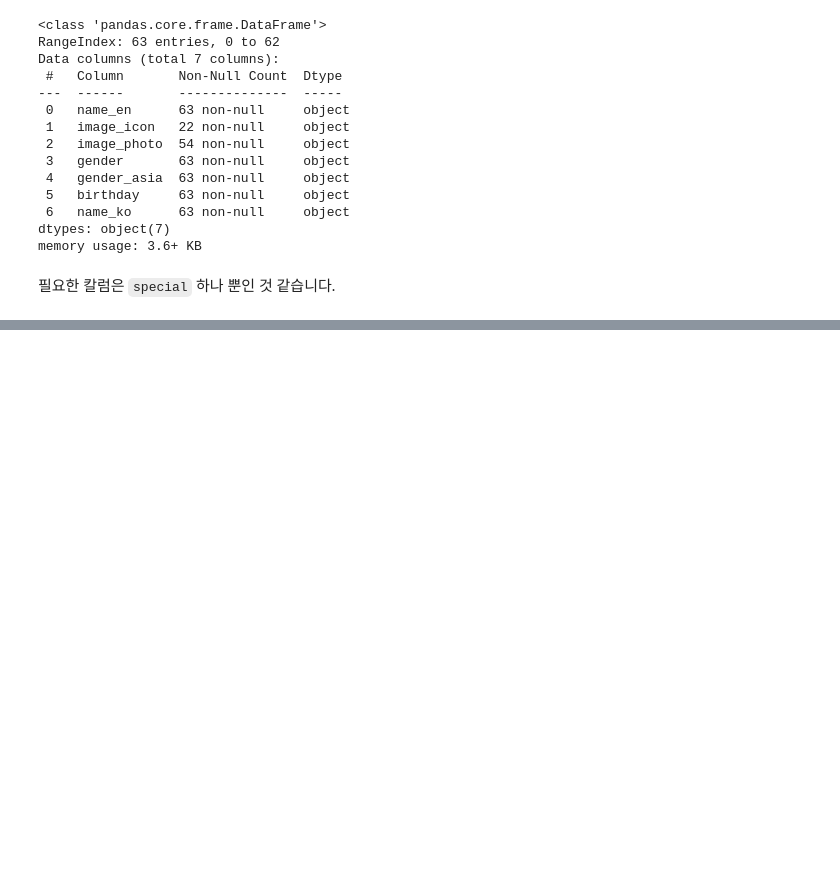
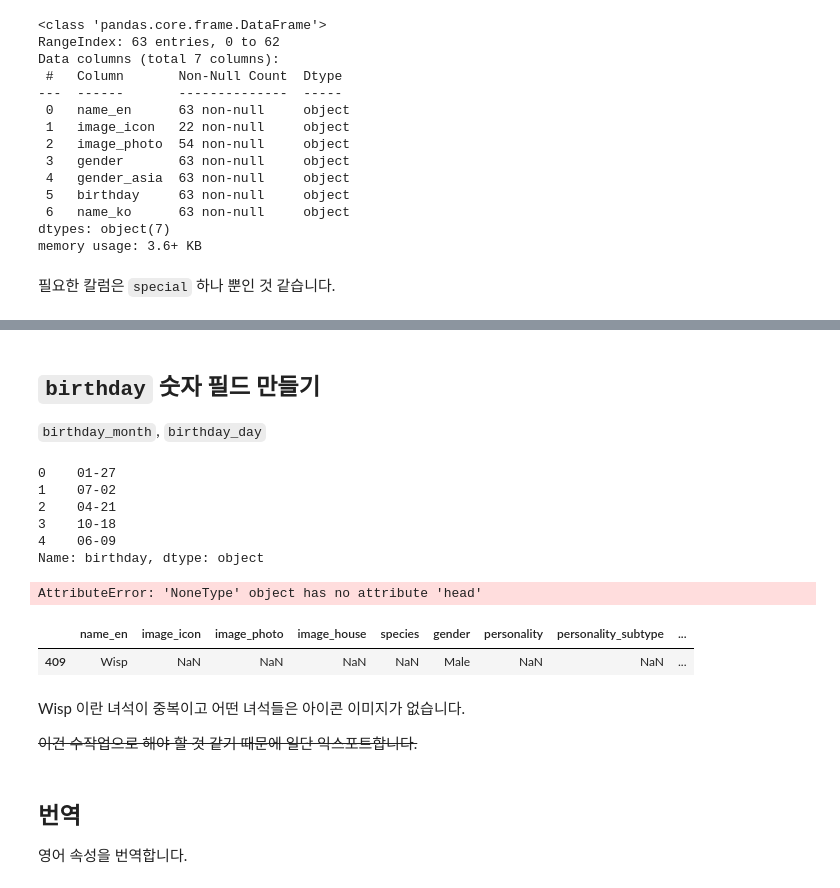
Before and after one commit to 200oki/200ok, a Jupyter notebook: da/export-char.ipynb, the cells around one changed output, grey strips where cells are left out. Saved outputs shown, nothing was run; the diff lists cells and outputs as text; code cells hidden in the pictures; blank space fills up the shorter version.

Commit message:
feat: concat villagers and special npcs

```diff
--- a/da/export-char.ipynb
+++ b/da/export-char.ipynb
@@ -371,0 +374,3 @@ npcs = npcs.assign(special=lambda v: True)
+# %%
+chars = pd.concat([chars, npcs], axis=0).reset_index()
+chars.info()
@@ -371,0 +395,35 @@ npcs = npcs.assign(special=lambda v: True)
+# %% [markdown]
+## `birthday` 숫자 필드 만들기
+
+`birthday_month`, `birthday_day`
+# %%
+# birthday 칼럼을 mm-dd로 고칩니다.
+def reformat_birthday(bdstr):
+    m, d = map(int, bdstr.split('/'))
+    return f'{m:02}-{d:02}'
+
+# reformat_birthday('1/26')
+chars['birthday'] = chars['birthday'].apply(reformat_birthday)
+chars['birthday'].head()
+# %% [output]
+0    01-27
+1    07-02
+2    04-21
+3    10-18
+4    06-09
+Name: birthday, dtype: object
+# %%
+chars['birthday_month'] = chars['birthday'].apply(lambda v: int(v[:2]))
+chars['birthday_day'] = chars['birthday'].apply(lambda v: int(v[-2:]))
+chars.drop('index', axis=1, inplace=True)
+# %% [output]
+AttributeError: 'NoneType' object has no attribute 'head'
+# %%
+chars[chars['name_en'].duplicated()]
+# %% [output]
+|  | name_en | image_icon | image_photo | image_house | species | gender | personality | personality_subtype | ... |
+| 409 | Wisp | NaN | NaN | NaN | NaN | Male | NaN | NaN | ... |
+# %% [markdown]
+Wisp 이란 녀석이 중복이고 어떤 녀석들은 아이콘 이미지가 없습니다.
+
+~~이건 수작업으로 해야 할 것 같기 때문에 일단 익스포트합니다.~~
@@ -371,0 +434,4 @@ npcs = npcs.assign(special=lambda v: True)
+# %% [markdown]
+## 번역
+
+영어 속성을 번역합니다.
```
Also changed, not shown: parts of 4 cells of this notebook, 1 other file.
